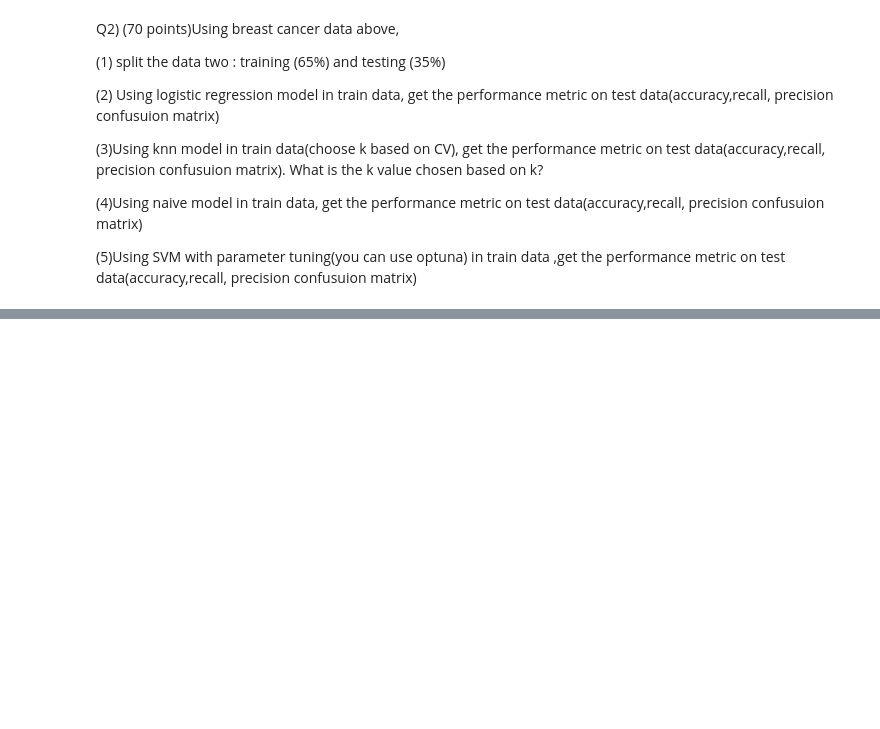
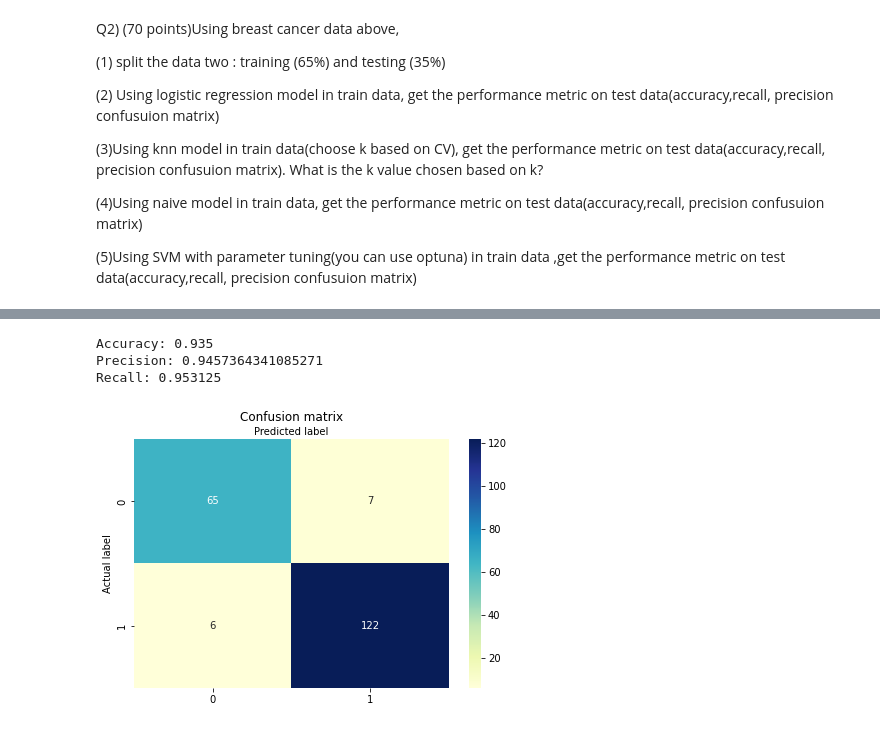
Before and after one commit to AzizIskandarov/AzizIskandarov, a Jupyter notebook: Homework6.ipynb, the cells around one changed output, grey strips where cells are left out. Saved outputs shown, nothing was run; the diff lists cells and outputs as text; code cells hidden in the pictures; blank space fills up the shorter version.

```diff
--- a/Homework6.ipynb
+++ b/Homework6.ipynb
@@ -54,0 +266,14 @@ Q2) (70 points)Using breast cancer data above,
+# %%
+#Naive model
+from sklearn.naive_bayes import GaussianNB
+#Create a Gaussian Classifier
+model = GaussianNB()
+# Train the model using the training sets
+model.fit(X_train,y_train)
+y_predNB=model.predict(X_test)
+eval(y_test,y_predNB)
+# %% [output]
+Accuracy: 0.935
+Precision: 0.9457364341085271
+Recall: 0.953125
+[figure, added]
```
Also changed, not shown: parts of 14 cells of this notebook.
